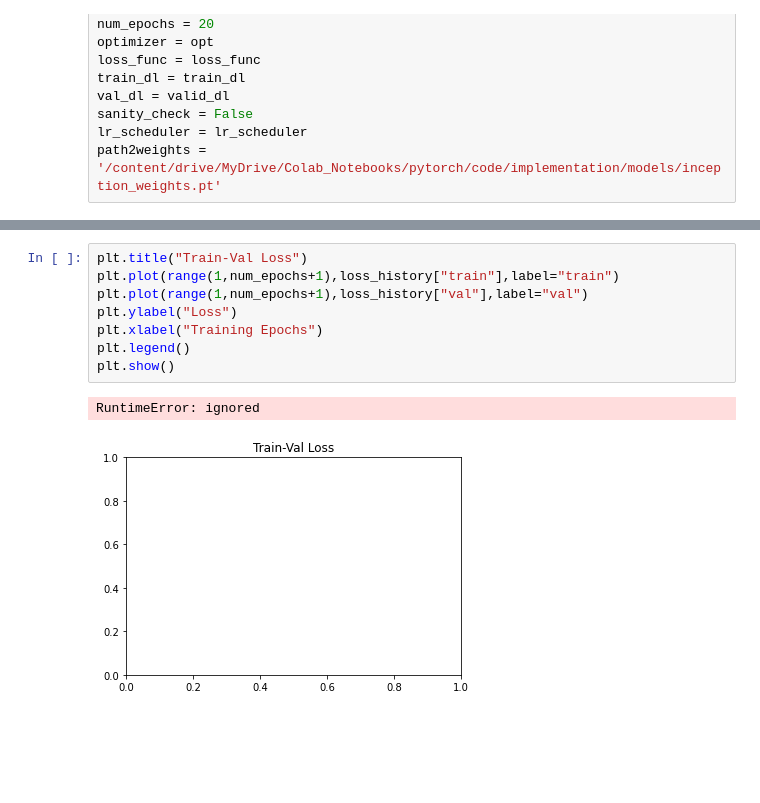
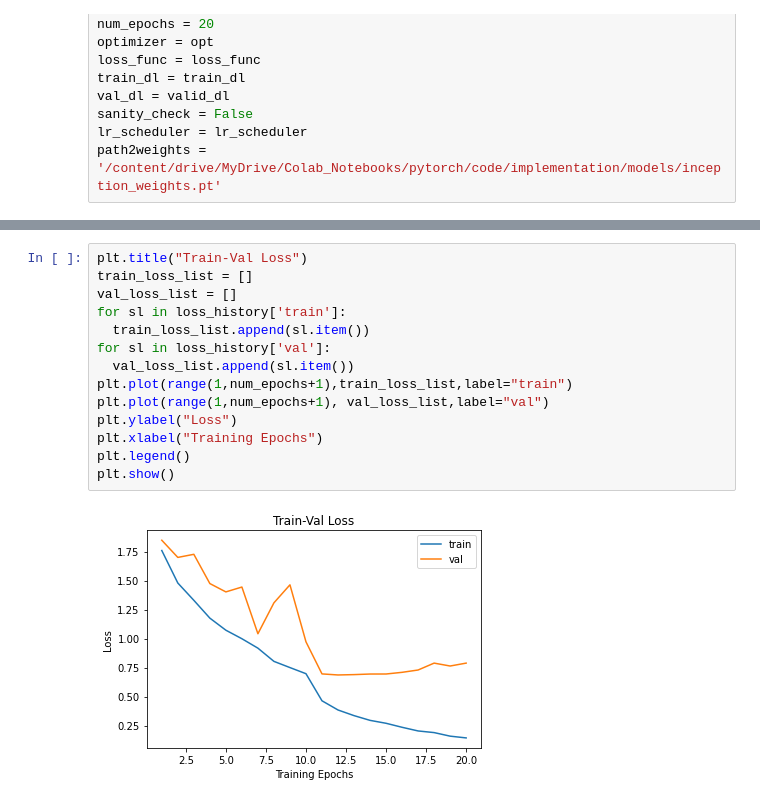
Before and after one commit to hekoh99/pytorch_exercise, a Jupyter notebook: implementation/inception.ipynb, the cells around one changed output, grey strips where cells are left out. Saved outputs shown, nothing was run; the diff lists cells and outputs as text; blank space fills up the shorter version.

```diff
--- a/implementation/inception.ipynb
+++ b/implementation/inception.ipynb
@@ -421,11 +438,16 @@ real label :  cat
 # %%
 plt.title("Train-Val Loss")
-plt.plot(range(1,num_epochs+1),loss_history["train"],label="train")
-plt.plot(range(1,num_epochs+1),loss_history["val"],label="val")
+train_loss_list = []
+val_loss_list = []
+for sl in loss_history['train']:
+  train_loss_list.append(sl.item())
+for sl in loss_history['val']:
+  val_loss_list.append(sl.item())
+plt.plot(range(1,num_epochs+1),train_loss_list,label="train")
+plt.plot(range(1,num_epochs+1), val_loss_list,label="val")
 plt.ylabel("Loss")
 plt.xlabel("Training Epochs")
 plt.legend()
 plt.show()
 # %% [output]
-RuntimeError: ignored
-[figure, old version]
+[figure, new version]
```
Also changed, not shown: parts of 5 cells of this notebook, 2 other files.
